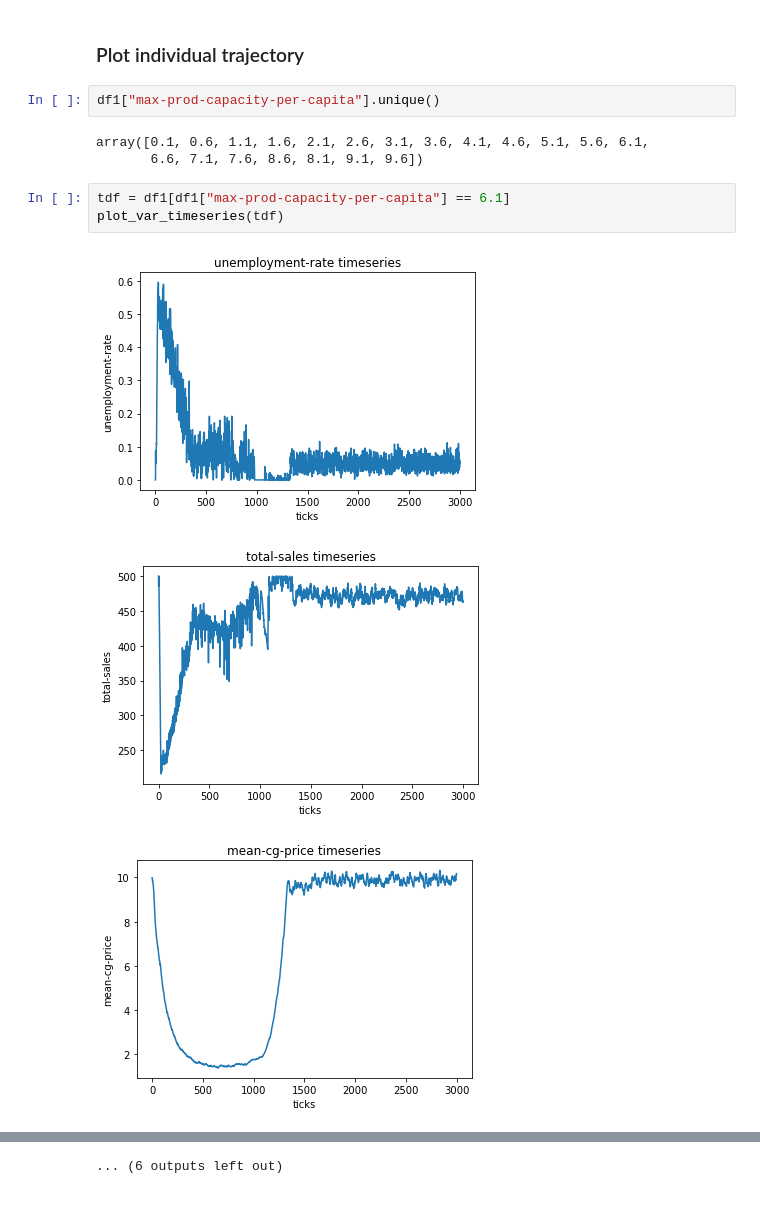
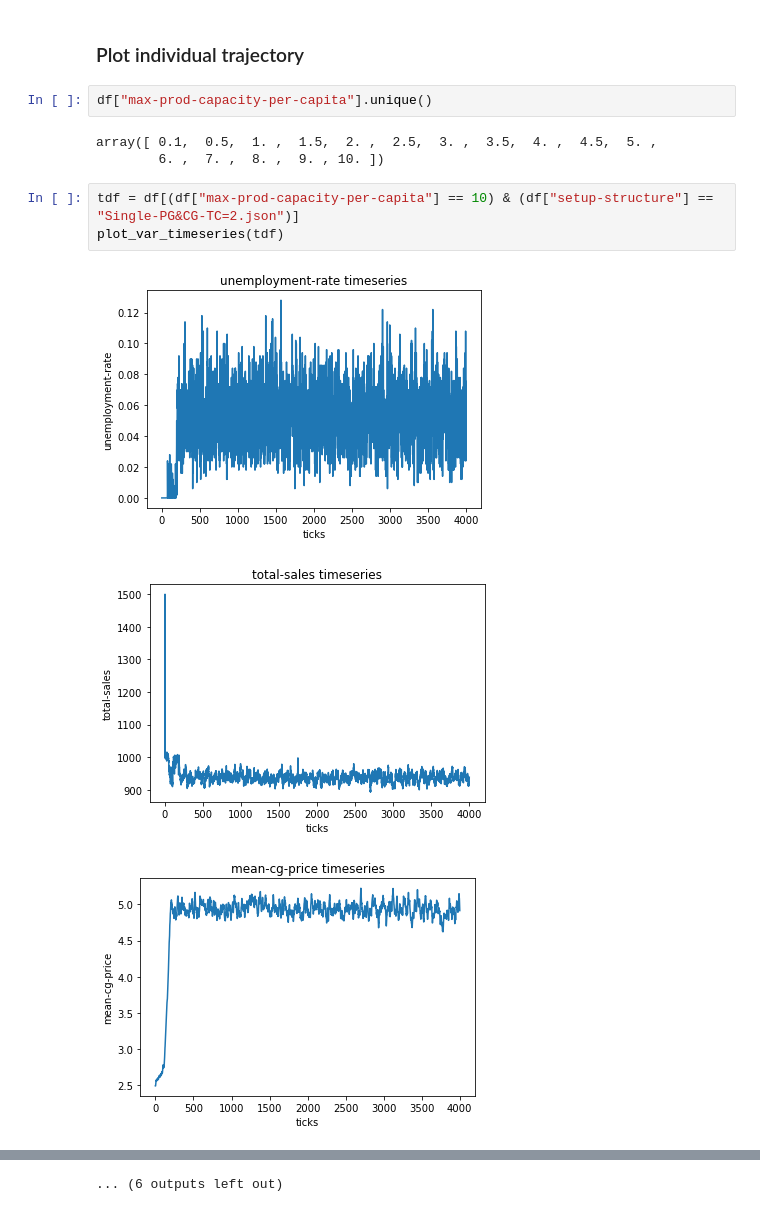
Before and after one commit to jzkelter/tabular-standards, a Jupyter notebook: Experiments/2022.07.05 single firm vary prod-capacity and tech-param/2022.07.05 single firm vary prod-capacity and tech-param.ipynb, the cells around one changed output, grey strips where cells are left out. Drawn from its saved outputs; the diff is of its cells as text.

```diff
--- a/Experiments/2022.07.05 single firm vary prod-capacity and tech-param/2022.07.05 single firm vary prod-capacity and tech-param.ipynb
+++ b/Experiments/2022.07.05 single firm vary prod-capacity and tech-param/2022.07.05 single firm vary prod-capacity and tech-param.ipynb
@@ -157,14 +157,14 @@ plot_vars_vs_prod_capacity(adf)
 # %% [markdown]
 ### Plot individual trajectory
 # %%
-df1["max-prod-capacity-per-capita"].unique()
+df["max-prod-capacity-per-capita"].unique()
 # %% [output]
-array([0.1, 0.6, 1.1, 1.6, 2.1, 2.6, 3.1, 3.6, 4.1, 4.6, 5.1, 5.6, 6.1,
-       6.6, 7.1, 7.6, 8.6, 8.1, 9.1, 9.6])
+array([ 0.1,  0.5,  1. ,  1.5,  2. ,  2.5,  3. ,  3.5,  4. ,  4.5,  5. ,
+        6. ,  7. ,  8. ,  9. , 10. ])
 # %%
-tdf = df1[df1["max-prod-capacity-per-capita"] == 6.1]
+tdf = df[(df["max-prod-capacity-per-capita"] == 10) & (df["setup-structure"] == "Single-PG&CG-TC=2.json")]
 plot_var_timeseries(tdf)
 # %% [output]
-[figure, old version]
+[figure, new version]
-[figure, old version]
+[figure, new version]
-[figure, old version]
+[figure, new version]
```
Also changed, not shown: parts of 4 cells of this notebook, 3 other files.
